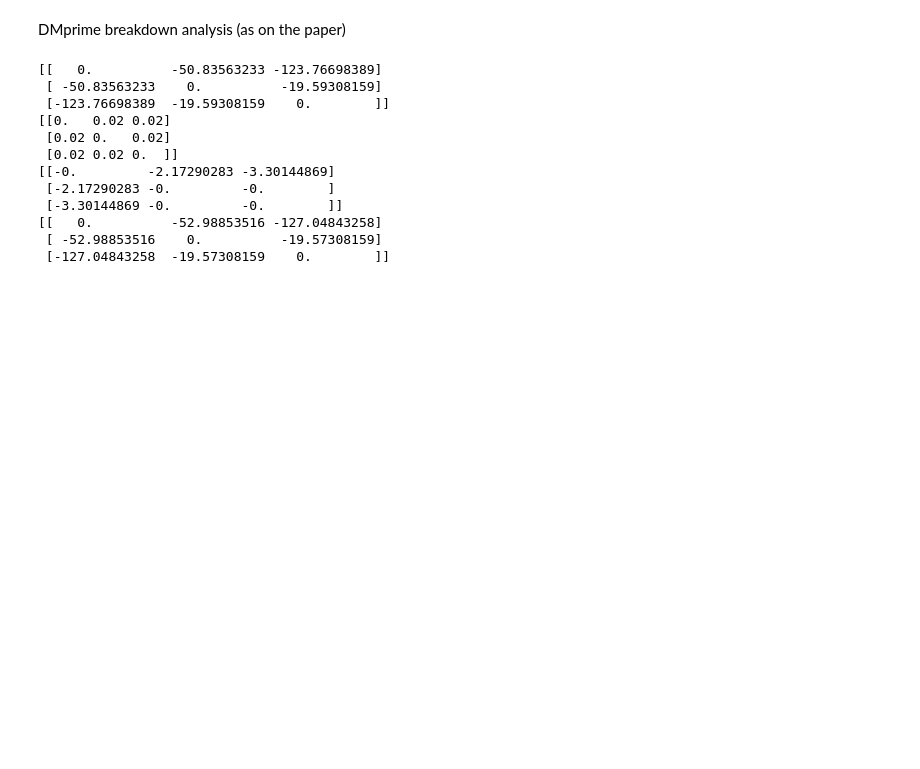
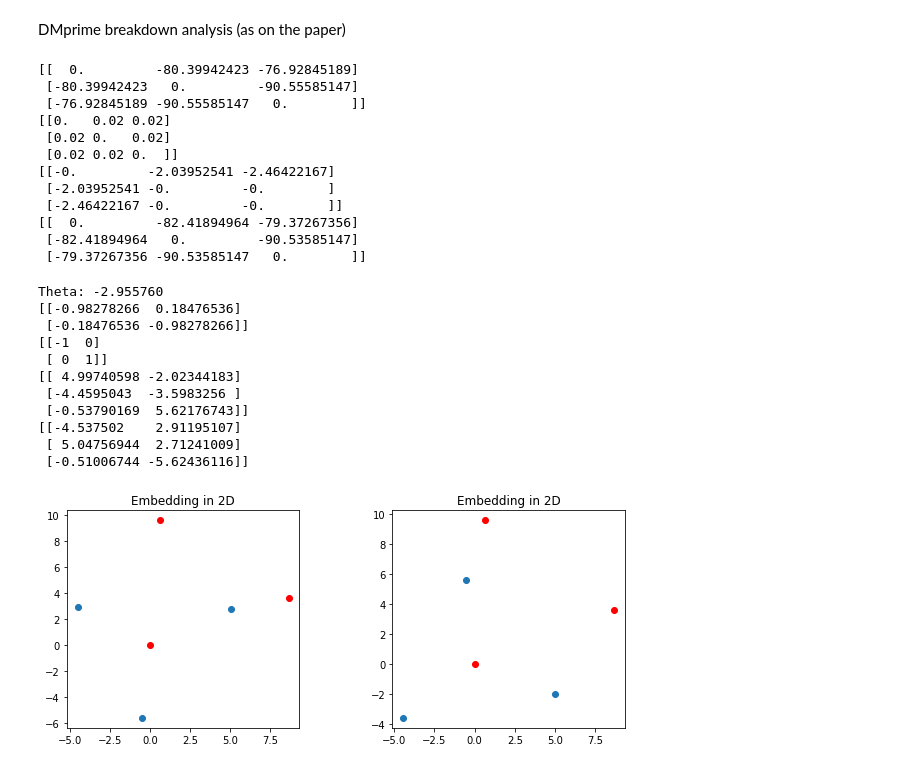
Before and after one commit to oselin/drone-pose-estimation, a Jupyter notebook: MDS.ipynb, the cells around one changed output. Saved outputs shown, nothing was run; the diff lists cells and outputs as text; code cells hidden in the pictures; blank space fills up the shorter version.

Commit message:
Trying to plot something

```diff
--- a/MDS.ipynb
+++ b/MDS.ipynb
@@ -115,8 +115,10 @@ plt.show()
 # %% [markdown]
 Introduction of the controlled displacement
 # %%
+deltaX = deltaY = 0.1
+
 deltaSprime = np.array([[0,0] for i in range(n_robots)],dtype=float)
-deltaSprime[0] = [0.1,0.1]
+deltaSprime[0] = [deltaX,deltaY]
 print(deltaSprime)
 
 Sprime = S + deltaSprime
@@ -157,15 +159,64 @@ print(piece3)
 
 print(piece1+piece2+piece3)
 # %% [output]
-[[   0.          -50.83563233 -123.76698389]
- [ -50.83563233    0.          -19.59308159]
- [-123.76698389  -19.59308159    0.        ]]
+[[  0.         -80.39942423 -76.92845189]
+ [-80.39942423   0.         -90.55585147]
+ [-76.92845189 -90.55585147   0.        ]]
 [[0.   0.02 0.02]
  [0.02 0.   0.02]
  [0.02 0.02 0.  ]]
-[[-0.         -2.17290283 -3.30144869]
- [-2.17290283 -0.         -0.        ]
- [-3.30144869 -0.         -0.        ]]
-[[   0.          -52.98853516 -127.04843258]
- [ -52.98853516    0.          -19.57308159]
- [-127.04843258  -19.57308159    0.        ]]
+[[-0.         -2.03952541 -2.46422167]
+ [-2.03952541 -0.         -0.        ]
+ [-2.46422167 -0.         -0.        ]]
+[[  0.         -82.41894964 -79.37267356]
+ [-82.41894964   0.         -90.53585147]
+ [-79.37267356 -90.53585147   0.        ]]
+# %%
+a2 = DM[0,1] - DMprime[0,1] + deltaX**2 + deltaY**2
+b2 = -2*(S[1,0]*deltaX + S[1,1]*deltaY)
+c2 = 2*(S[1,0]*deltaY - S[1,1]*deltaX)
+
+a3 = DM[0,2] - DMprime[0,2] + deltaX**2 + deltaY**2
+b3 = -2*(S[2,0]*deltaX + S[2,1]*deltaY)
+c3 = 2*(S[2,0]*deltaY - S[2,1]*deltaX)
+
+sinTheta = (a3*b2-a2*b3)/(b3*c2-b2*c3)
+cosTheta = (a2*c3-a3*c2)/(b3*c2-b2*c3)
+
+theta = np.arctan2(sinTheta,cosTheta)
+print('Theta: %f' % (theta))
+rotMatrix = np.array([[np.cos(theta),np.sin(theta)],[-np.sin(theta),np.cos(theta)]]).T
+F = np.array([[-1,0],[0,1]])
+print(rotMatrix)
+print(F)
+
+S_real = (rotMatrix@MDS_transformed.T).T
+print(S_real)
+print(MDS_transformed)
+
+fig = plt.figure(3, (10,4))
+ax = fig.add_subplot(121)
+plt.scatter(MDS_transformed[:,0], MDS_transformed[:,1])
+plt.scatter(S[:,0], S[:,1], color='red')
+plt.title('Embedding in 2D')
+fig.subplots_adjust(wspace=.4, hspace=0.5)
+
+ax = fig.add_subplot(122)
+plt.scatter(S_real[:,0], S_real[:,1])
+plt.scatter(S[:,0], S[:,1], color='red')
+plt.title('Embedding in 2D')
+fig.subplots_adjust(wspace=.4, hspace=0.5)
+plt.show()
+# %% [output]
+Theta: -2.955760
+[[-0.98278266  0.18476536]
+ [-0.18476536 -0.98278266]]
+[[-1  0]
+ [ 0  1]]
+[[ 4.99740598 -2.02344183]
+ [-4.4595043  -3.5983256 ]
+ [-0.53790169  5.62176743]]
+[[-4.537502    2.91195107]
+ [ 5.04756944  2.71241009]
+ [-0.51006744 -5.62436116]]
+[figure, added]
```
Also changed, not shown: parts of 7 cells of this notebook.
